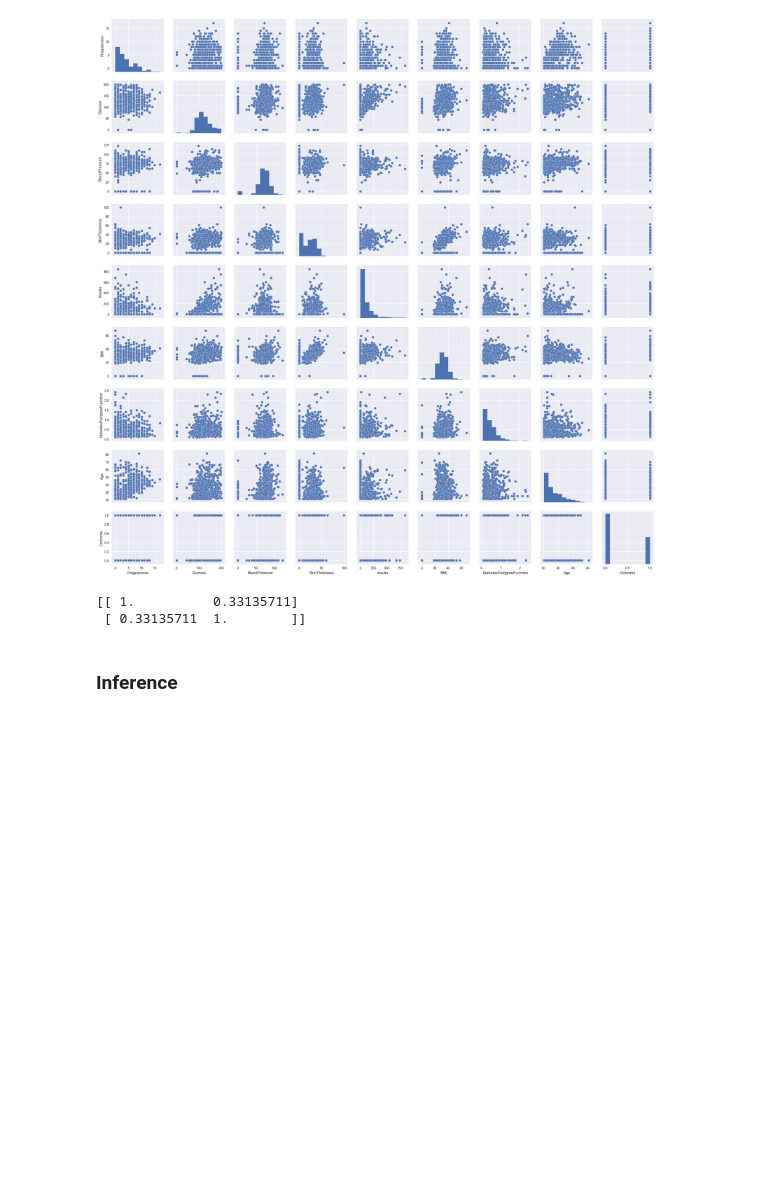
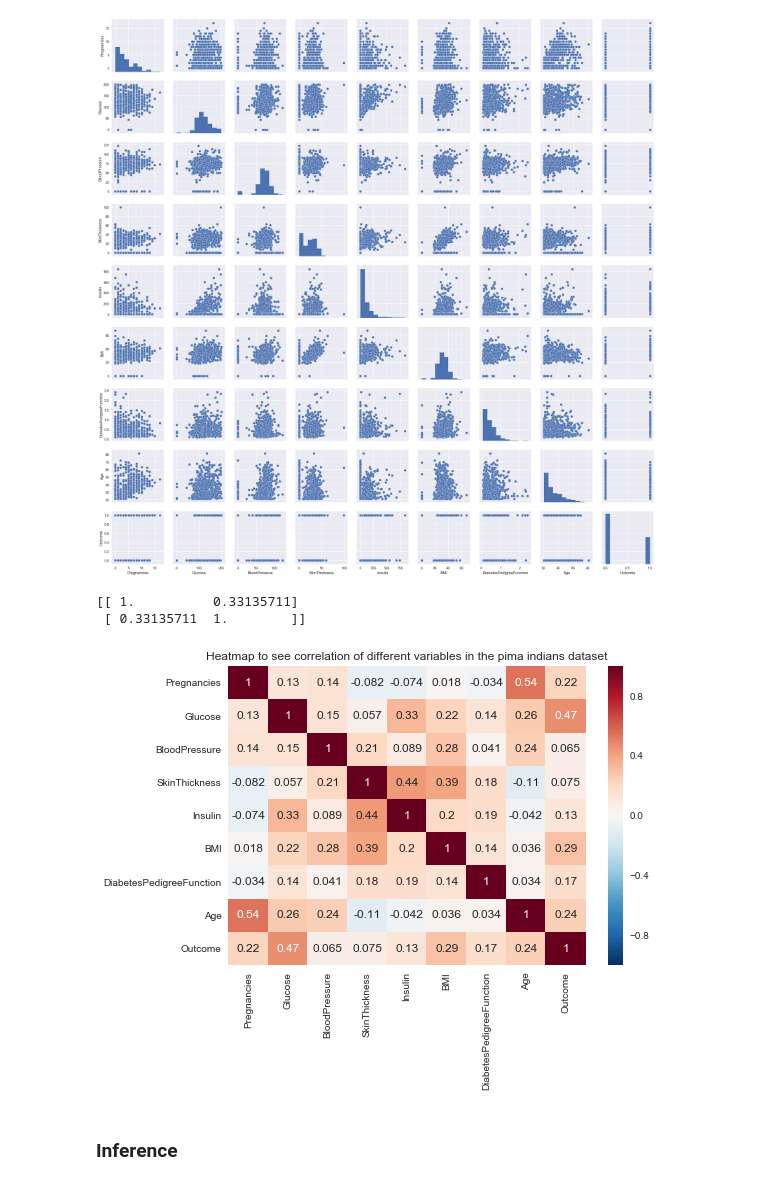
Before and after one commit to Shuyib/pimaDLkeras, a Jupyter notebook: pima.indians.analysis.ipynb, the cells around one changed output. Cells and saved outputs as stored; diff of their text form; code cells hidden in the pictures; blank space fills up the shorter version.

Commit message:
add heatmap and start experimentation.

```diff
--- a/pima.indians.analysis.ipynb
+++ b/pima.indians.analysis.ipynb
@@ -119,12 +119,20 @@ plt.show()
 # %%
 # some variables seem correlated. Let's try finding the pearson correlation coefficient for one.
 # Let's try a correlation between Glucose column and Insulin
 Glucoins = np.corrcoef(df.Insulin, df.Glucose)
-print (Glucoins)
+print (Glucoins); print ("")
 # that wasn't what i expected. O.3 is  really low positive correlation
+
+# I learned how to format heatmaps in seaborn so let's draw one.
+# Specify the columns
+cols = df[df.columns].corr()
+plt.title("Heatmap to see correlation of different variables in the pima indians dataset")
+sns.heatmap(cols, annot = True)
+plt.show()
 # %% [output]
 [[ 1.          0.33135711]
  [ 0.33135711  1.        ]]
+[figure, added]
 # %% [markdown]
 ### Inference
 # %%
```
Also changed, not shown: parts of 4 cells of this notebook.
